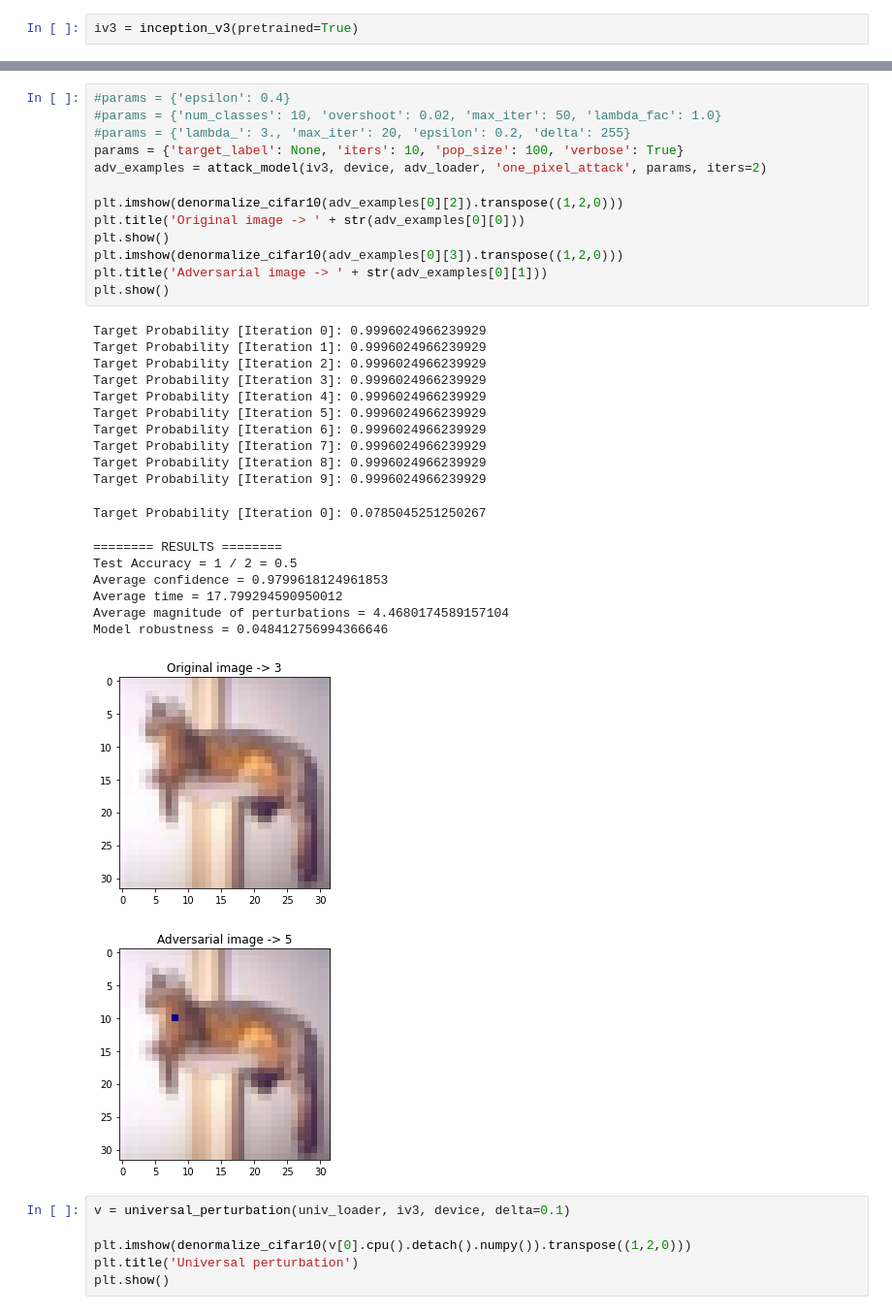
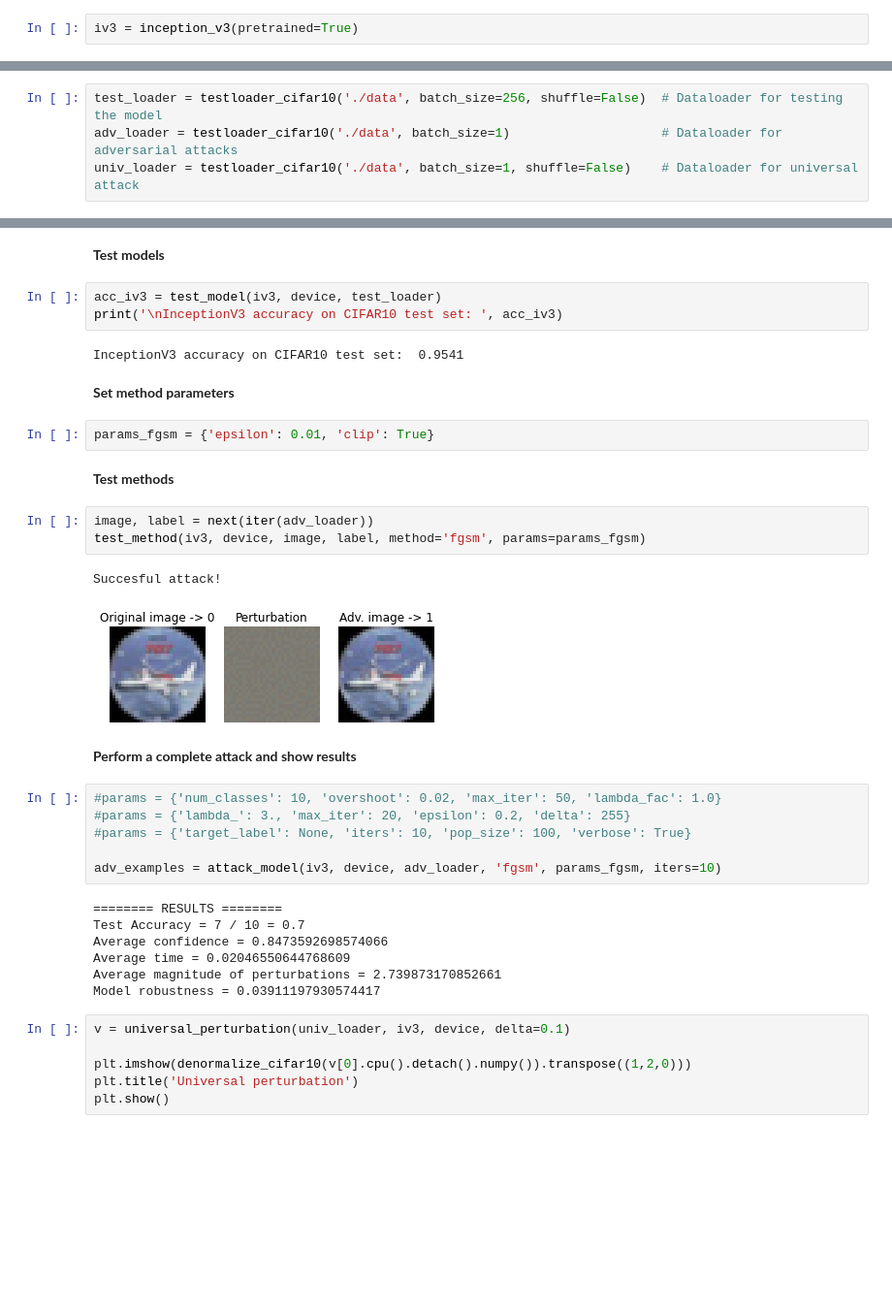
Before and after one commit to pabloac31/TFG, a Jupyter notebook: cifar10_experiments.ipynb, the cells around one changed output, grey strips where cells are left out. Shown at 97% size. Drawn from its saved outputs; the diff is of its cells as text; blank space fills up the shorter version.

```diff
--- a/cifar10_experiments.ipynb
+++ b/cifar10_experiments.ipynb
@@ -49,0 +45,4 @@ test_fgsm(iv3, device, './data/img1.png', 0.56)
+# %%
+test_loader = testloader_cifar10('./data', batch_size=256, shuffle=False)  # Dataloader for testing the model
+adv_loader = testloader_cifar10('./data', batch_size=1)                    # Dataloader for adversarial attacks
+univ_loader = testloader_cifar10('./data', batch_size=1, shuffle=False)    # Dataloader for universal attack
@@ -50,36 +55,37 @@ test_fgsm(iv3, device, './data/img1.png', 0.56)
+# %% [markdown]
+**Test models**
+# %%
+acc_iv3 = test_model(iv3, device, test_loader)
+print('\nInceptionV3 accuracy on CIFAR10 test set: ', acc_iv3)
+# %% [output]
+InceptionV3 accuracy on CIFAR10 test set:  0.9541
+# %% [markdown]
+**Set method parameters**
+# %%
+params_fgsm = {'epsilon': 0.01, 'clip': True}
+# %% [markdown]
+**Test methods**
+# %%
+image, label = next(iter(adv_loader))
+test_method(iv3, device, image, label, method='fgsm', params=params_fgsm)
+# %% [output]
+Succesful attack!
+[figure, added]
+# %% [markdown]
+**Perform a complete attack and show results**
 # %%
-#params = {'epsilon': 0.4}
 #params = {'num_classes': 10, 'overshoot': 0.02, 'max_iter': 50, 'lambda_fac': 1.0}
 #params = {'lambda_': 3., 'max_iter': 20, 'epsilon': 0.2, 'delta': 255}
-params = {'target_label': None, 'iters': 10, 'pop_size': 100, 'verbose': True}
-adv_examples = attack_model(iv3, device, adv_loader, 'one_pixel_attack', params, iters=2)
+#params = {'target_label': None, 'iters': 10, 'pop_size': 100, 'verbose': True}
 
-plt.imshow(denormalize_cifar10(adv_examples[0][2]).transpose((1,2,0)))
-plt.title('Original image -> ' + str(adv_examples[0][0]))
-plt.show()
-plt.imshow(denormalize_cifar10(adv_examples[0][3]).transpose((1,2,0)))
-plt.title('Adversarial image -> ' + str(adv_examples[0][1]))
-plt.show()
+adv_examples = attack_model(iv3, device, adv_loader, 'fgsm', params_fgsm, iters=10)
 # %% [output]
-Target Probability [Iteration 0]: 0.9996024966239929
-Target Probability [Iteration 1]: 0.9996024966239929
-Target Probability [Iteration 2]: 0.9996024966239929
-Target Probability [Iteration 3]: 0.9996024966239929
-Target Probability [Iteration 4]: 0.9996024966239929
-Target Probability [Iteration 5]: 0.9996024966239929
-Target Probability [Iteration 6]: 0.9996024966239929
-Target Probability [Iteration 7]: 0.9996024966239929
-Target Probability [Iteration 8]: 0.9996024966239929
-Target Probability [Iteration 9]: 0.9996024966239929
+======== RESULTS ========
+Test Accuracy = 7 / 10 = 0.7
+Average confidence = 0.8473592698574066
+Average time = 0.02046550644768609
+Average magnitude of perturbations = 2.739873170852661
+Model robustness = 0.03911197930574417
-Target Probability [Iteration 0]: 0.0785045251250267
-======== RESULTS ========
-Test Accuracy = 1 / 2 = 0.5
-Average confidence = 0.9799618124961853
-Average time = 17.799294590950012
-Average magnitude of perturbations = 4.4680174589157104
-Model robustness = 0.048412756994366646
-[figure, removed]
-[figure, removed]
 # %%
 v = universal_perturbation(univ_loader, iv3, device, delta=0.1)
 
```
Also changed, not shown: parts of 16 cells of this notebook.
